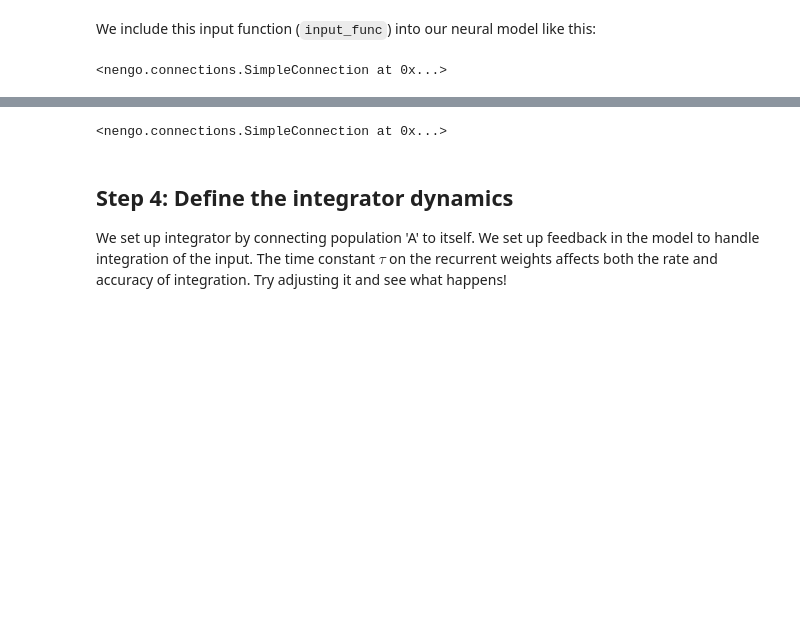
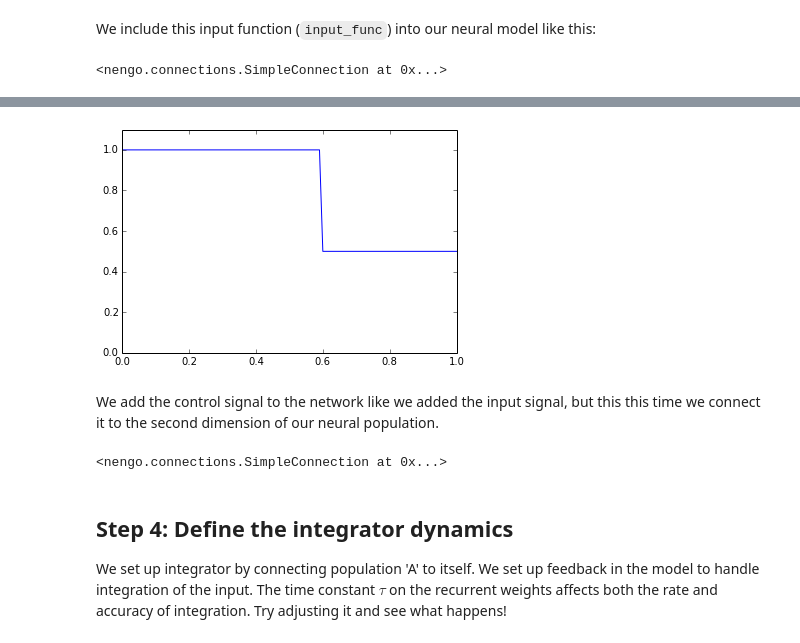
Before and after one commit to nengo/nengo, a Jupyter notebook: examples/controlledintegrator.ipynb, the cells around one changed output, grey strips where cells are left out. Cells and saved outputs as stored; diff of their text form; code cells hidden in the pictures; blank space fills up the shorter version.

```diff
--- a/examples/controlledintegrator.ipynb
+++ b/examples/controlledintegrator.ipynb
@@ -87 +87,13 @@ TODO: make a more interesting control signal, which motivates why someone might
+# %%
+def control_func(t):            # Create a function that outputs
+    if   t < 0.6: return 1      # 1 for t < 0.65
+    else:         return 0.5    # 0.5 for t > 0.65
+
+t = np.linspace(0, 1, 101)
+plt.plot(t, map(control_func, t))
+plt.ylim(0,1.1);
+# %% [output]
+[figure, added]
+# %% [markdown]
+We add the control signal to the network like we added the input signal, but this this time we connect it to the second dimension of our neural population.
 # %%
```
Also changed, not shown: parts of 8 cells of this notebook, 6 other files.
